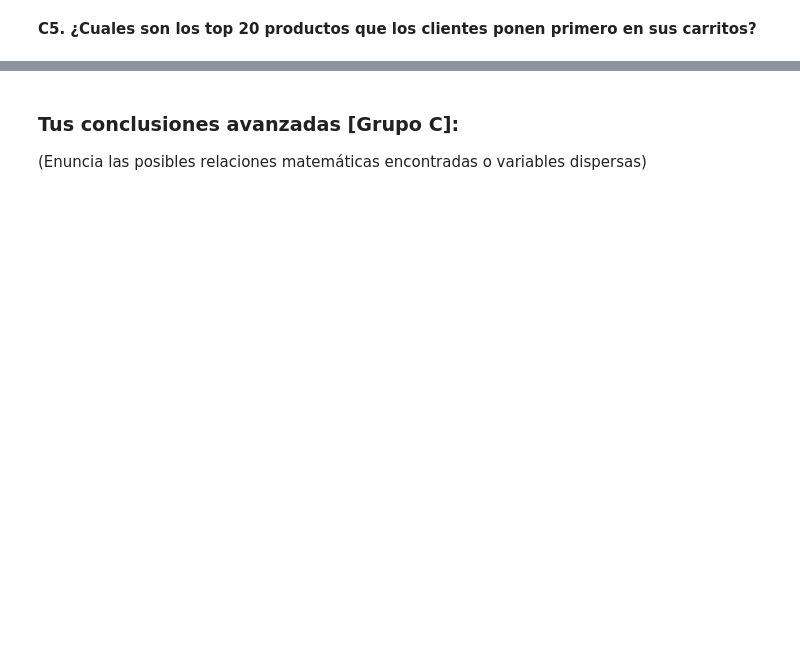
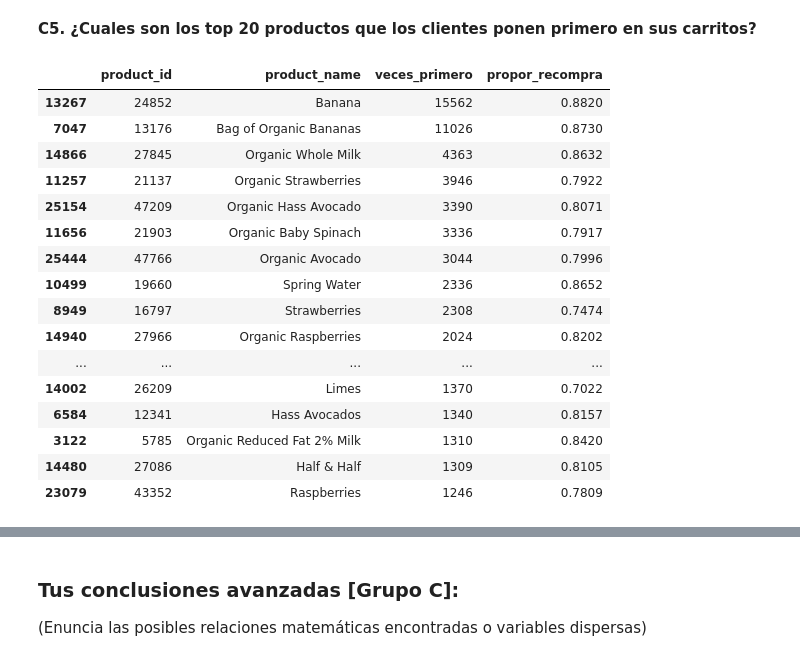
Before and after one commit to gbberru/ds-week-2, a Jupyter notebook: taller_3_Gustavo_Berru.ipynb, the cells around one changed output, grey strips where cells are left out. Saved outputs shown, nothing was run; the diff lists cells and outputs as text; code cells hidden in the pictures; blank space fills up the shorter version.

```diff
--- a/taller_3_Gustavo_Berru.ipynb
+++ b/taller_3_Gustavo_Berru.ipynb
@@ -1532,2 +1656,37 @@ Para los 20 productos más frecuentemente agregados en la posición #1 del carri
 # %% [markdown]
 **C5. ¿Cuales son los top 20 productos que los clientes ponen primero en sus carritos?**
+# %%
+# Top 20 productos que aparecen primero en el carrito
+c5_top_first = (
+    obt[obt["add_to_cart_order"] == 1]
+    .groupby(["product_id", "product_name"])
+    .agg(
+        veces_primero=("order_id", "size"),
+        propor_recompra=("reordered", "mean")
+    )
+    .reset_index()
+    .sort_values(["veces_primero", "propor_recompra"], ascending=[False, False])
+    .head(20)
+)
+
+c5_top_first["propor_recompra"] = c5_top_first["propor_recompra"].round(4)
+
+display(c5_top_first)
+# %% [output]
+|  | product_id | product_name | veces_primero | propor_recompra |
+| 13267 | 24852 | Banana | 15562 | 0.8820 |
+| 7047 | 13176 | Bag of Organic Bananas | 11026 | 0.8730 |
+| 14866 | 27845 | Organic Whole Milk | 4363 | 0.8632 |
+| 11257 | 21137 | Organic Strawberries | 3946 | 0.7922 |
+| 25154 | 47209 | Organic Hass Avocado | 3390 | 0.8071 |
+| 11656 | 21903 | Organic Baby Spinach | 3336 | 0.7917 |
+| 25444 | 47766 | Organic Avocado | 3044 | 0.7996 |
+| 10499 | 19660 | Spring Water | 2336 | 0.8652 |
+| 8949 | 16797 | Strawberries | 2308 | 0.7474 |
+| 14940 | 27966 | Organic Raspberries | 2024 | 0.8202 |
+| ... | ... | ... | ... | ... |
+| 14002 | 26209 | Limes | 1370 | 0.7022 |
+| 6584 | 12341 | Hass Avocados | 1340 | 0.8157 |
+| 3122 | 5785 | Organic Reduced Fat 2% Milk | 1310 | 0.8420 |
+| 14480 | 27086 | Half & Half | 1309 | 0.8105 |
+| 23079 | 43352 | Raspberries | 1246 | 0.7809 |
```
Also changed, not shown: parts of 7 cells of this notebook.
